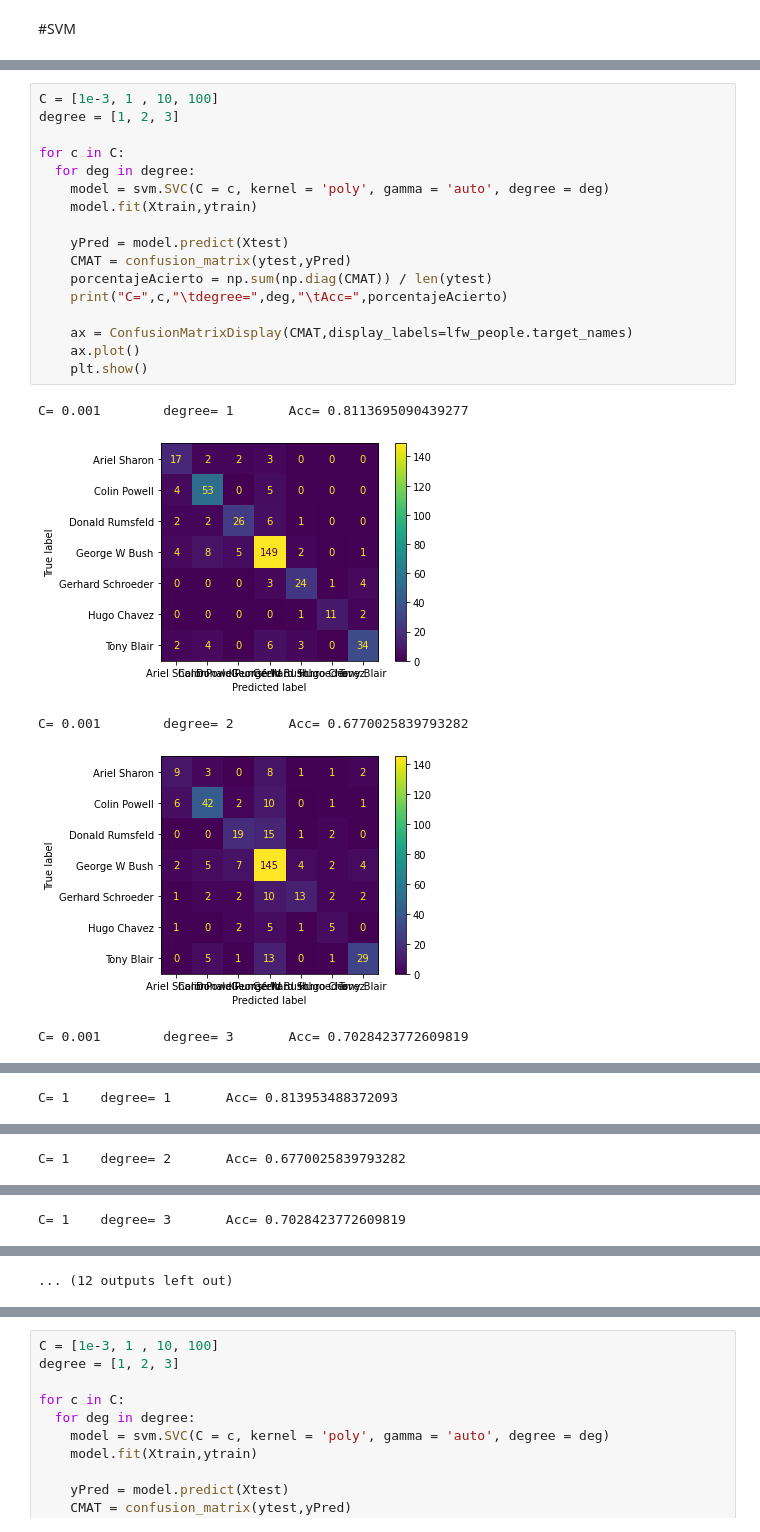
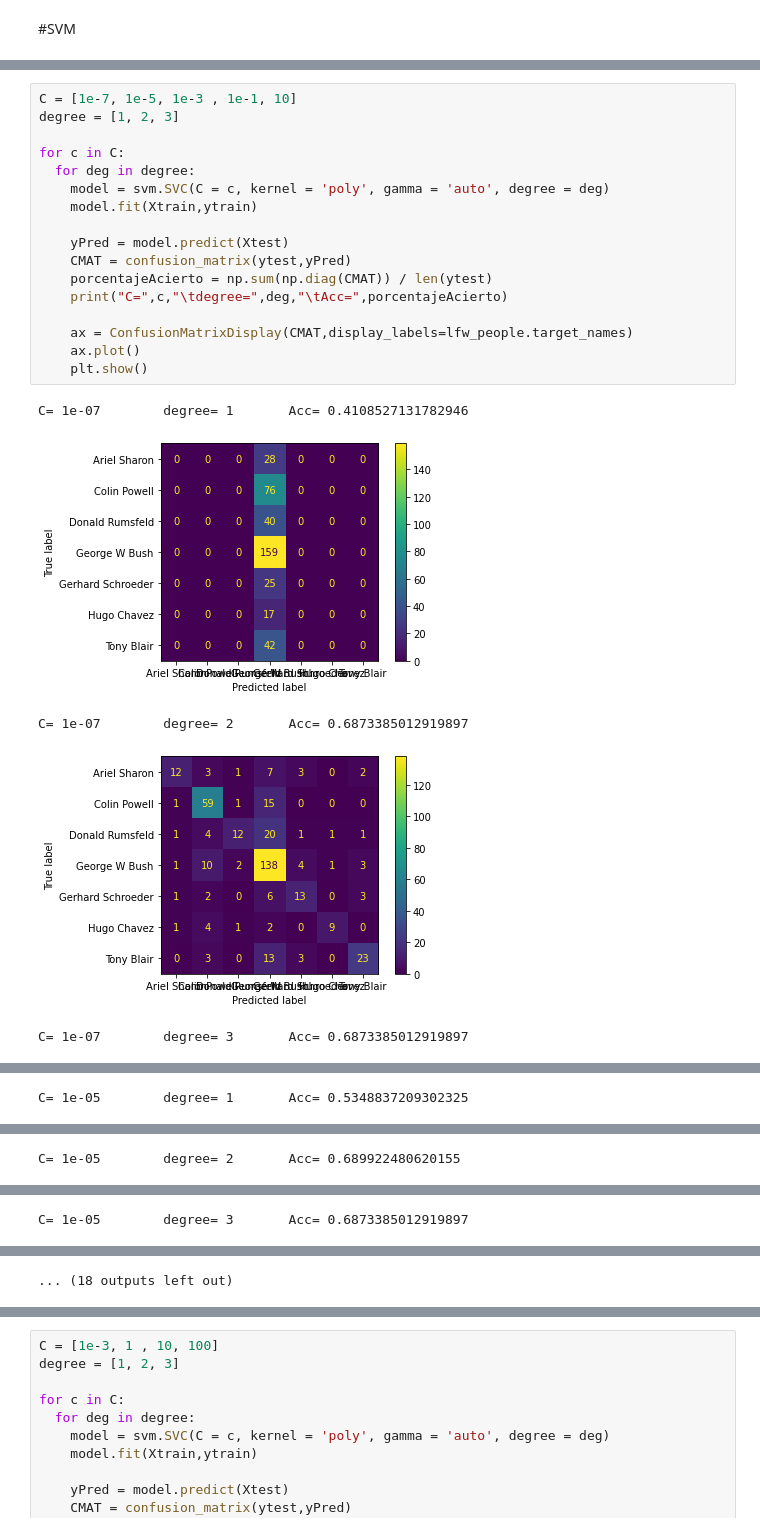
Before and after one commit to chape8/Se-alesIII, a Jupyter notebook: MiniProyecto2.ipynb, the cells around one changed output, grey strips where cells are left out. Drawn from its saved outputs; the diff is of its cells as text.

```diff
--- a/MiniProyecto2.ipynb
+++ b/MiniProyecto2.ipynb
@@ -105,23 +105,23 @@ Se puede corroborar lo dicho anteriormente,que aunque aumentaramos el valor del
 # %%
-C = [1e-3, 1 , 10, 100]
+C = [1e-7, 1e-5, 1e-3 , 1e-1, 10]
 degree = [1, 2, 3]
 
 for c in C:
   for deg in degree:
     model = svm.SVC(C = c, kernel = 'poly', gamma = 'auto', degree = deg)
     model.fit(Xtrain,ytrain)
 
     yPred = model.predict(Xtest)
     CMAT = confusion_matrix(ytest,yPred)
     porcentajeAcierto = np.sum(np.diag(CMAT)) / len(ytest)
     print("C=",c,"\tdegree=",deg,"\tAcc=",porcentajeAcierto)
 
     ax = ConfusionMatrixDisplay(CMAT,display_labels=lfw_people.target_names)
     ax.plot()
     plt.show()
 # %% [output]
-C= 0.001        degree= 1       Acc= 0.8113695090439277
+C= 1e-07        degree= 1       Acc= 0.4108527131782946
-[figure, old version]
+[figure, new version]
-C= 0.001        degree= 2       Acc= 0.6770025839793282
+C= 1e-07        degree= 2       Acc= 0.6873385012919897
-[figure, old version]
+[figure, new version]
-C= 0.001        degree= 3       Acc= 0.7028423772609819
+C= 1e-07        degree= 3       Acc= 0.6873385012919897
@@ -129 +129 @@ C= 0.001        degree= 3       Acc= 0.7028423772609819
-C= 1    degree= 1       Acc= 0.813953488372093
+C= 1e-05        degree= 1       Acc= 0.5348837209302325
@@ -131 +131 @@ C= 1    degree= 1       Acc= 0.813953488372093
-C= 1    degree= 2       Acc= 0.6770025839793282
+C= 1e-05        degree= 2       Acc= 0.689922480620155
@@ -133 +133 @@ C= 1    degree= 2       Acc= 0.6770025839793282
-C= 1    degree= 3       Acc= 0.7028423772609819
+C= 1e-05        degree= 3       Acc= 0.6873385012919897
@@ -135,4 +135,4 @@ C= 1    degree= 3       Acc= 0.7028423772609819
-... (12 outputs left out)
+... (18 outputs left out)
 # %% [markdown]
 \begin{array}{ccc}
 &&Grado&\\
```
Also changed, not shown: parts of 7 cells of this notebook.
